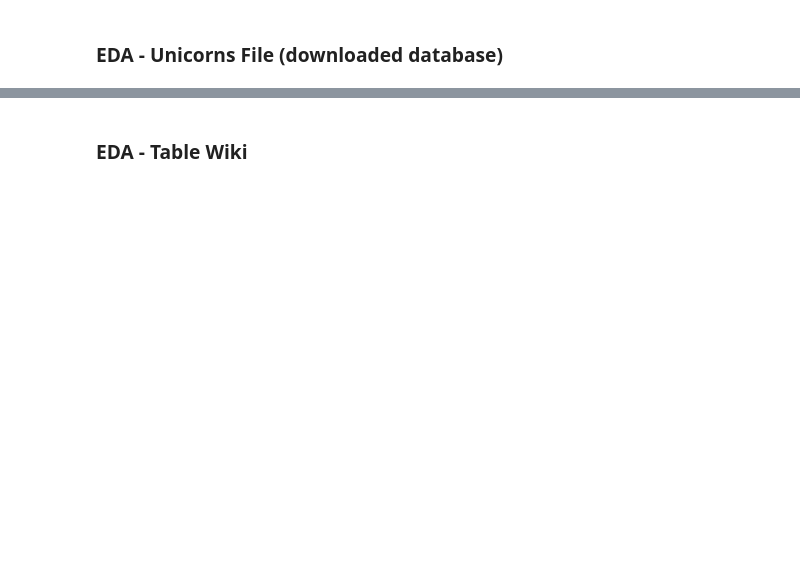
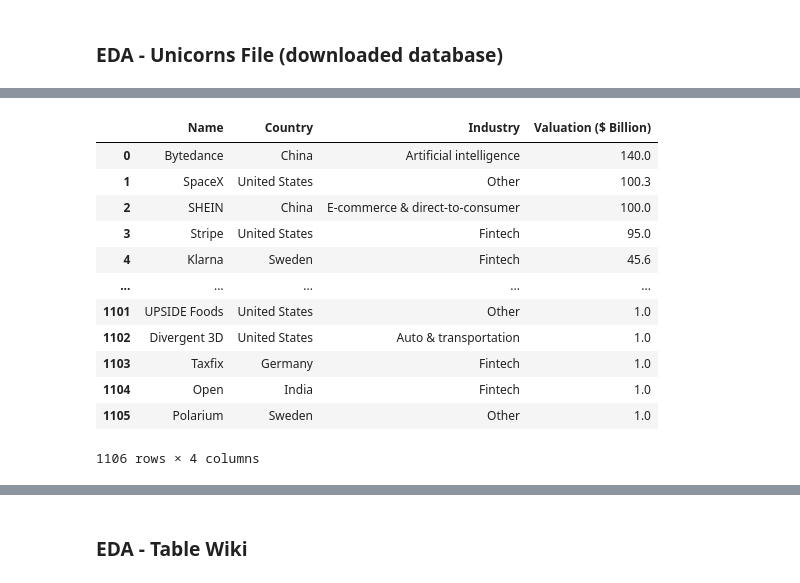
Before and after one commit to anacmqui/Project-4_WebScraping, a Jupyter notebook: EDA/F-EDA.ipynb, the cells around one changed output, grey strips where cells are left out. Saved outputs shown, nothing was run; the diff lists cells and outputs as text; code cells hidden in the pictures; blank space fills up the shorter version.

```diff
--- a/EDA/F-EDA.ipynb
+++ b/EDA/F-EDA.ipynb
@@ -29,3 +29,19 @@ unicorns.head()
 | 2 | SHEIN | E-commerce & direct-to-consumer | China | 100.0 | Tiger Global Management, Sequoia ... |
 | 3 | Stripe | Fintech | United States | 95.0 | Khosla Ventures, LowercaseCapital... |
 | 4 | Klarna | Fintech | Sweden | 45.6 | Institutional Venture Partners, S... |
+# %%
+unicorns
+# %% [output]
+|  | Name | Country | Industry | Valuation ($ Billion) |
+| 0 | Bytedance | China | Artificial intelligence | 140.0 |
+| 1 | SpaceX | United States | Other | 100.3 |
+| 2 | SHEIN | China | E-commerce & direct-to-consumer | 100.0 |
+| 3 | Stripe | United States | Fintech | 95.0 |
+| 4 | Klarna | Sweden | Fintech | 45.6 |
+| ... | ... | ... | ... | ... |
+| 1101 | UPSIDE Foods | United States | Other | 1.0 |
+| 1102 | Divergent 3D | United States | Auto & transportation | 1.0 |
+| 1103 | Taxfix | Germany | Fintech | 1.0 |
+| 1104 | Open | India | Fintech | 1.0 |
+| 1105 | Polarium | Sweden | Other | 1.0 |
+1106 rows × 4 columns
```
Also changed, not shown: parts of 8 cells of this notebook.
